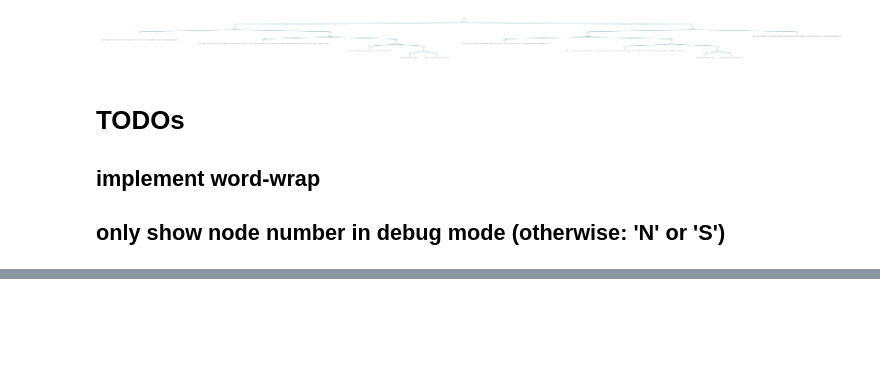
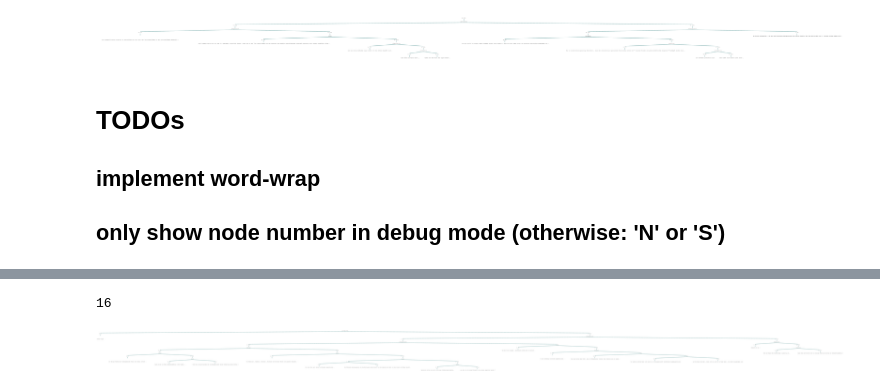
Before and after one commit to arne-cl/alt-mulig, a Jupyter notebook: discoursegraphs/rst2tree/rs3-trees-now-for-real.ipynb, the cells around one changed output, grey strips where cells are left out. Drawn from its saved outputs; the diff is of its cells as text; code cells hidden in the pictures; blank space fills up the shorter version.

```diff
--- a/discoursegraphs/rst2tree/rs3-trees-now-for-real.ipynb
+++ b/discoursegraphs/rst2tree/rs3-trees-now-for-real.ipynb
@@ -123,17 +124,24 @@ def dt(child_dict, elem_dict, ordered_edus, start_node=None):
     else:  # elem_type == 'group':
         if elem['reltype'] == 'rst':
             # this elem is the S in an N-S relation
-            assert len(child_dict[elem_id]) == 1
-            child_id = child_dict[elem_id][0]
-            subtree = dt(child_dict, elem_dict, ordered_edus, start_node=child_id)
-            return t('S ({})'.format(elem_id), subtree)
+
+#             assert len(child_dict[elem_id]) == 1
+#             child_id = child_dict[elem_id][0]
+#             subtree = dt(child_dict, elem_dict, ordered_edus, start_node=child_id)
+            subtrees = [dt(child_dict, elem_dict, ordered_edus, start_node=c)
+                        for c in child_dict[elem_id]]
+
+            return t('S ({})'.format(elem_id), subtrees)
 
         elif elem['reltype'] == 'multinuc':
             # this elem is one of several Ns in a multinuc relation
-            assert len(child_dict[elem_id]) == 1
-            child_id = child_dict[elem_id][0]
-            subtree = dt(child_dict, elem_dict, ordered_edus, start_node=child_id)
-            return t('n ({})'.format(elem_id), subtree)
+
+#             assert len(child_dict[elem_id]) == 1
+#             child_id = child_dict[elem_id][0]
+#             subtree = dt(child_dict, elem_dict, ordered_edus, start_node=child_id)
+            subtrees = [dt(child_dict, elem_dict, ordered_edus, start_node=c)
+                        for c in child_dict[elem_id]]
+            return t('N ({})'.format(elem_id), subtrees)
 
         else: # elem_type == 'group' and elem['reltype'] == 'span'
             # this elem is the N in an N-S relation
@@ -314,0 +322,2 @@ AttributeError: 'list' object has no attribute '_repr_png_'
+# %%
+maz_18377 = '/usr/local/lib/python2.7/dist-packages/discoursegraphs-0.3.2-py2.7.egg/discoursegraphs/data/potsdam-commentary-corpus-2.0.0/rst/maz-18377.rs3'
@@ -314,0 +333,8 @@ AttributeError: 'list' object has no attribute '_repr_png_'
+# %%
+get_position('17', cdict, ordered_edus, edu_set)
+# %% [output]
+16
+# %%
+RSTTree(maz_18377)
+# %% [output]
+[figure, added]
```
Also changed, not shown: parts of 9 cells of this notebook.
